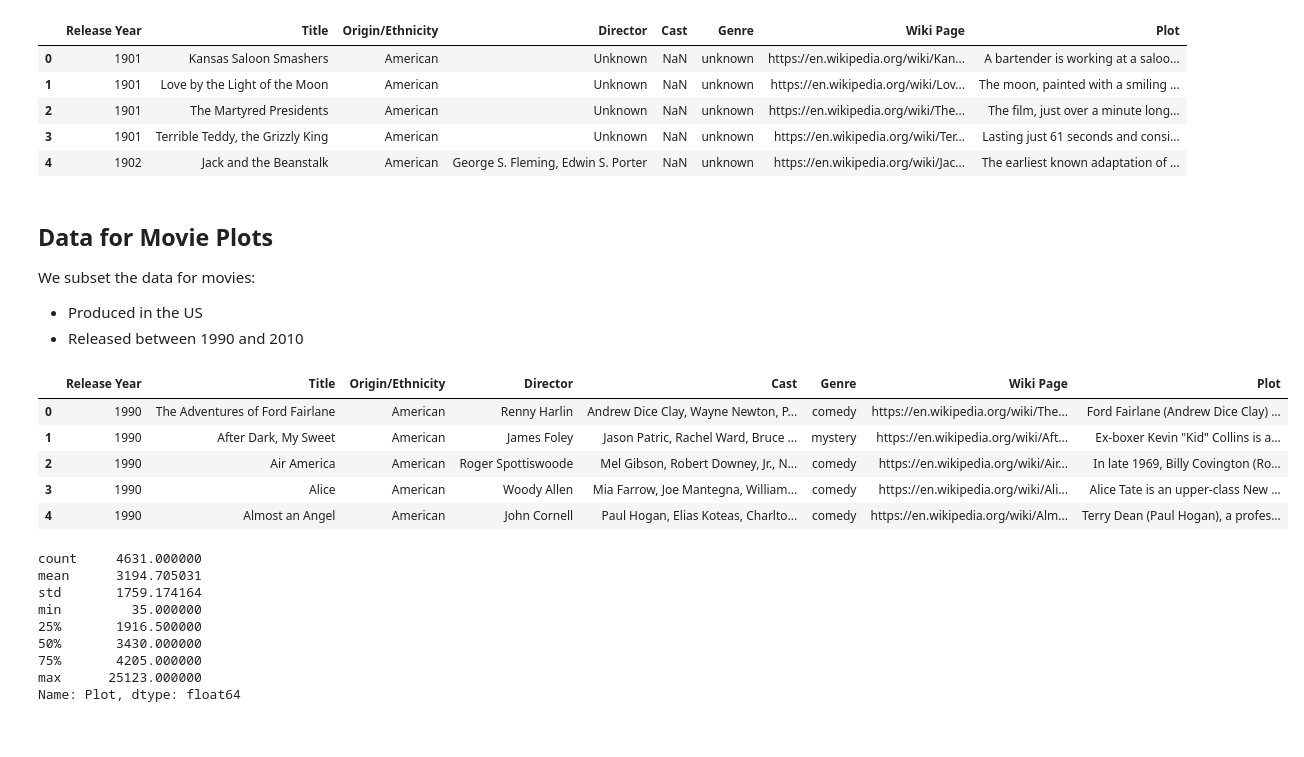
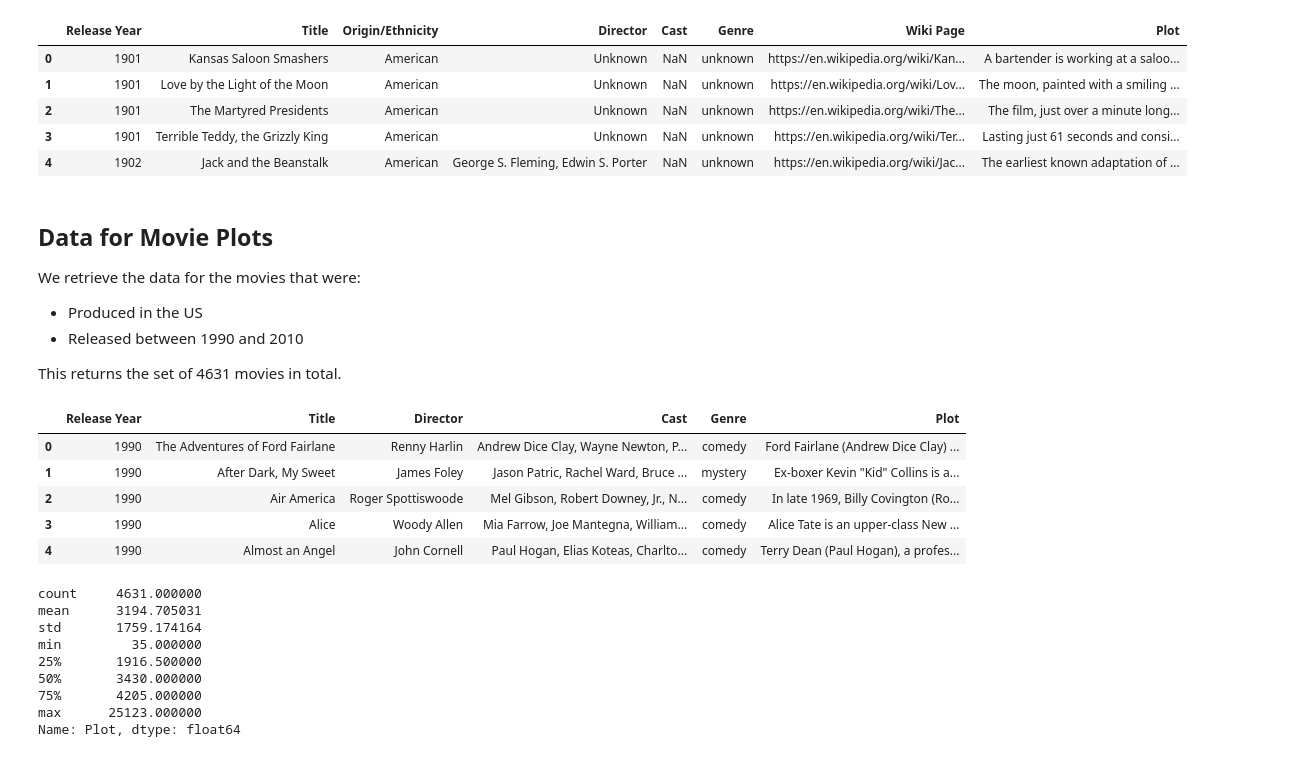
Before and after one commit to UCSB-PSTAT-234/Spring2021-American-Film-Directors, a Jupyter notebook: groupproject.ipynb, the cells around one changed output. Cells and saved outputs as stored; diff of their text form; code cells hidden in the pictures.

```diff
--- a/groupproject.ipynb
+++ b/groupproject.ipynb
@@ -128,5 +119,8 @@ import sys
 # %%
-movies_df = pd.read_csv('~/Dropbox/Course/PSTAT234/spr21/pstat234-final-project/wiki_movie_plots_deduped.csv')
+folder = Path("~/Dropbox/Course/PSTAT234/spr21/pstat234-final-project")
+# Change the path do your own directory
+
+movies_df = pd.read_csv(folder/'wiki_movie_plots_deduped.csv')
 movies_df.head(5)
 # %% [output]
 |  | Release Year | Title | Origin/Ethnicity | Director | Cast | Genre | Wiki Page | Plot |
@@ -137,24 +131,30 @@ movies_df.head(5)
 | 4 | 1902 | Jack and the Beanstalk | American | George S. Fleming, Edwin S. Porter | NaN | unknown | https://en.wikipedia.org/wiki/Jac... | The earliest known adaptation of ... |
 # %% [markdown]
 ## Data for Movie Plots
-We subset the data for movies:
+We retrieve the data for the movies that were:
 - Produced in the US
 - Released between 1990 and 2010
+
+This returns the set of 4631 movies in total.
 # %%
 # movies_df_sub = movies_df[(movies_df['Origin/Ethnicity']=="American")].reset_index(drop=True)
 movies_df_sub = movies_df[(movies_df['Release Year']>=1990) &
                           (movies_df['Release Year']<=2010) &
                           (movies_df['Origin/Ethnicity']=="American")].\
     reset_index(drop=True)
+# movies_df_sub = movies_df[(movies_df['Release Year']==2005) &
+                          # (movies_df['Origin/Ethnicity']=="American")].\
+    # reset_index(drop=True)
+movies_df_sub = movies_df_sub.drop(['Origin/Ethnicity', 'Wiki Page'], axis = 1)
 movies_df_sub.head(5)
 # 4631 movies to analyze
 # %% [output]
-|  | Release Year | Title | Origin/Ethnicity | Director | Cast | Genre | Wiki Page | Plot |
-| 0 | 1990 | The Adventures of Ford Fairlane | American | Renny Harlin | Andrew Dice Clay, Wayne Newton, P... | comedy | https://en.wikipedia.org/wiki/The... | Ford Fairlane (Andrew Dice Clay) ... |
-| 1 | 1990 | After Dark, My Sweet | American | James Foley | Jason Patric, Rachel Ward, Bruce ... | mystery | https://en.wikipedia.org/wiki/Aft... | Ex-boxer Kevin "Kid" Collins is a... |
-| 2 | 1990 | Air America | American | Roger Spottiswoode | Mel Gibson, Robert Downey, Jr., N... | comedy | https://en.wikipedia.org/wiki/Air... | In late 1969, Billy Covington (Ro... |
-| 3 | 1990 | Alice | American | Woody Allen | Mia Farrow, Joe Mantegna, William... | comedy | https://en.wikipedia.org/wiki/Ali... | Alice Tate is an upper-class New ... |
-| 4 | 1990 | Almost an Angel | American | John Cornell | Paul Hogan, Elias Koteas, Charlto... | comedy | https://en.wikipedia.org/wiki/Alm... | Terry Dean (Paul Hogan), a profes... |
+|  | Release Year | Title | Director | Cast | Genre | Plot |
+| 0 | 1990 | The Adventures of Ford Fairlane | Renny Harlin | Andrew Dice Clay, Wayne Newton, P... | comedy | Ford Fairlane (Andrew Dice Clay) ... |
+| 1 | 1990 | After Dark, My Sweet | James Foley | Jason Patric, Rachel Ward, Bruce ... | mystery | Ex-boxer Kevin "Kid" Collins is a... |
+| 2 | 1990 | Air America | Roger Spottiswoode | Mel Gibson, Robert Downey, Jr., N... | comedy | In late 1969, Billy Covington (Ro... |
+| 3 | 1990 | Alice | Woody Allen | Mia Farrow, Joe Mantegna, William... | comedy | Alice Tate is an upper-class New ... |
+| 4 | 1990 | Almost an Angel | John Cornell | Paul Hogan, Elias Koteas, Charlto... | comedy | Terry Dean (Paul Hogan), a profes... |
 # %%
 movies_df_sub['Plot'].apply(len).describe()
 # %% [output]
```
Also changed, not shown: parts of 113 cells of this notebook, 3 other files.
